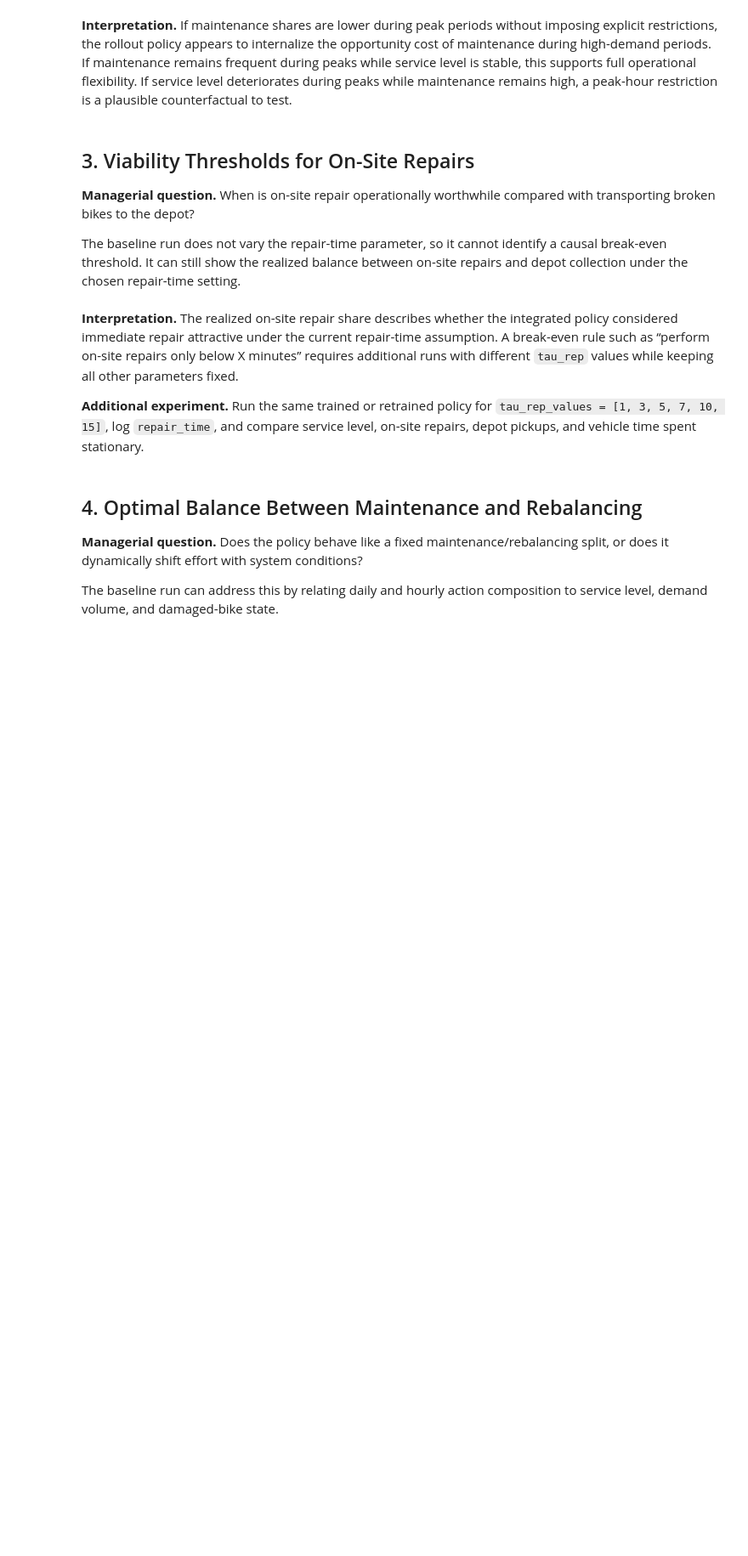
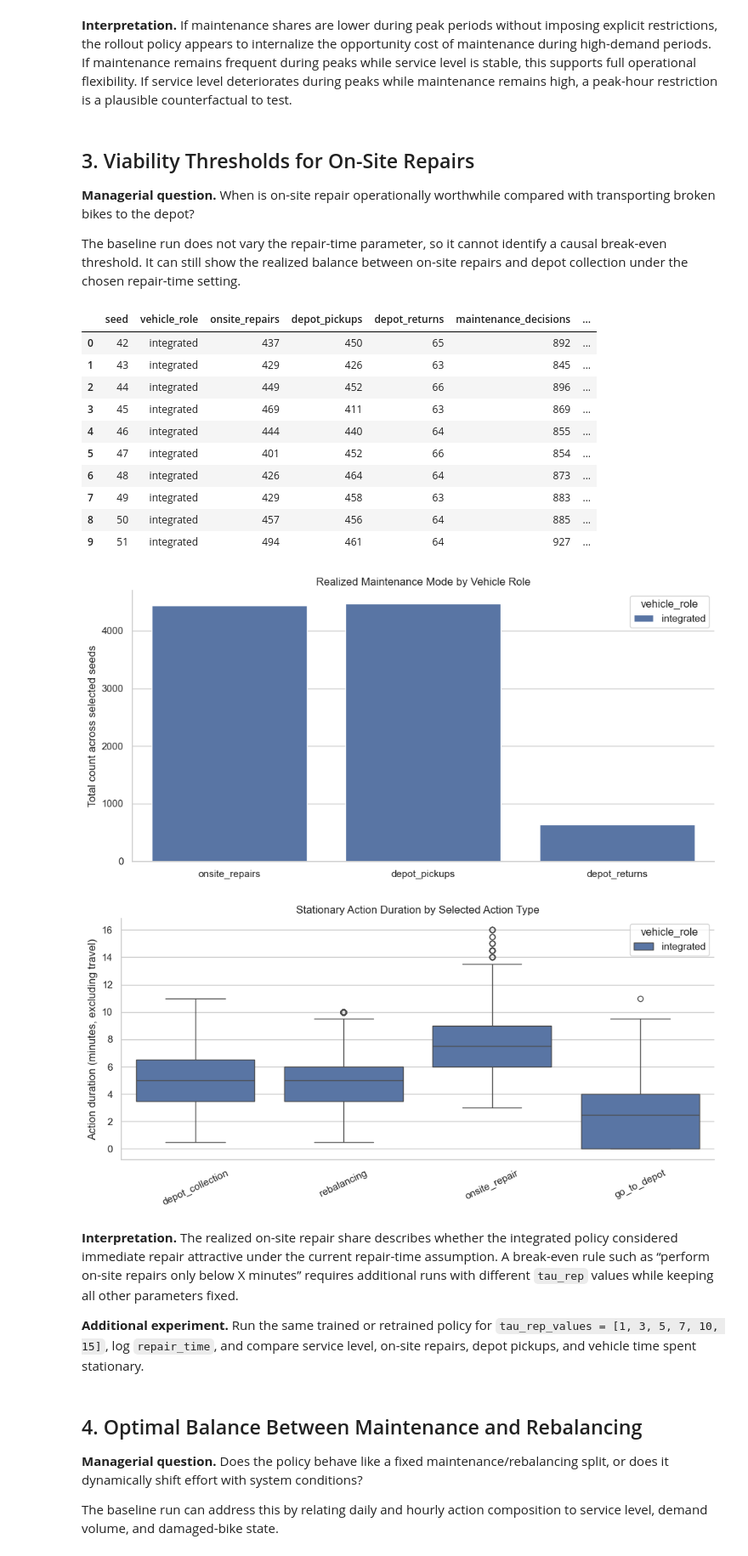
Before and after one commit to EECS-NTNU/FOMOsim, a Jupyter notebook: managerial_insights_analysis.ipynb, the cells around one changed output. Shown at 85% size. Cells and saved outputs as stored; diff of their text form; code cells hidden in the pictures; blank space fills up the shorter version.

```diff
--- a/managerial_insights_analysis.ipynb
+++ b/managerial_insights_analysis.ipynb
@@ -421,36 +800,52 @@ else:
 
 The baseline run does not vary the repair-time parameter, so it cannot identify a causal break-even threshold. It can still show the realized balance between on-site repairs and depot collection under the chosen repair-time setting.
 # %%
-if not decisions.empty:
-    repair_mode = decisions.groupby("seed", dropna=False).agg(
+decision_data = active_decisions
+if not decision_data.empty:
+    repair_mode = decision_data.groupby(["seed", "vehicle_role"], dropna=False).agg(
         onsite_repairs=("onsite_repairs", "sum"),
         depot_pickups=("depot_pickups", "sum"),
         depot_returns=("depot_return_decision", "sum"),
         maintenance_decisions=("maintenance_action", "sum"),
-        total_decisions=("derived_action_type", "size"),
+        total_active_decisions=("derived_action_type", "size"),
     ).reset_index()
     repair_mode["onsite_share_of_repairs"] = repair_mode["onsite_repairs"] / (repair_mode["onsite_repairs"] + repair_mode["depot_pickups"]).replace(0, np.nan)
-    display(repair_mode.describe().T.round(4))
+    display(repair_mode)
 
-    mode_totals = repair_mode[["onsite_repairs", "depot_pickups", "depot_returns"]].sum().rename_axis("mode").reset_index(name="count")
-    fig, ax = plt.subplots()
-    sns.barplot(data=mode_totals, x="mode", y="count", ax=ax)
-    ax.set_title("Realized Maintenance Mode in the Baseline Run")
+    mode_totals = repair_mode.groupby("vehicle_role", dropna=False)[["onsite_repairs", "depot_pickups", "depot_returns"]].sum().reset_index()
+    mode_long = mode_totals.melt(id_vars="vehicle_role", var_name="mode", value_name="count")
+    fig, ax = plt.subplots(figsize=(10, 5))
+    sns.barplot(data=mode_long, x="mode", y="count", hue="vehicle_role", ax=ax)
+    ax.set_title("Realized Maintenance Mode by Vehicle Role")
     ax.set_xlabel("")
-    ax.set_ylabel("Total count across seeds")
+    ax.set_ylabel("Total count across selected seeds")
     plt.tight_layout()
 
-    duration_by_type = decisions.loc[decisions["derived_action_type"].isin(["onsite_repair", "depot_collection", "rebalancing", "mixed"])]
+    duration_by_type = decision_data.loc[decision_data["derived_action_type"].isin(["onsite_repair", "depot_collection", "rebalancing", "mixed", "go_to_depot"])]
     if not duration_by_type.empty and "action_duration_min" in duration_by_type.columns:
         fig, ax = plt.subplots(figsize=(10, 5))
-        sns.boxplot(data=duration_by_type, x="derived_action_type", y="action_duration_min", ax=ax)
+        sns.boxplot(data=duration_by_type, x="derived_action_type", y="action_duration_min", hue="vehicle_role", ax=ax)
         ax.set_title("Stationary Action Duration by Selected Action Type")
         ax.set_xlabel("")
         ax.set_ylabel("Action duration (minutes, excluding travel)")
         ax.tick_params(axis="x", rotation=25)
         plt.tight_layout()
 else:
-    print("No decisions.csv files loaded.")
+    print("No active decisions.csv rows loaded.")
+# %% [output]
+|  | seed | vehicle_role | onsite_repairs | depot_pickups | depot_returns | maintenance_decisions | ... |
+| 0 | 42 | integrated | 437 | 450 | 65 | 892 | ... |
+| 1 | 43 | integrated | 429 | 426 | 63 | 845 | ... |
+| 2 | 44 | integrated | 449 | 452 | 66 | 896 | ... |
+| 3 | 45 | integrated | 469 | 411 | 63 | 869 | ... |
+| 4 | 46 | integrated | 444 | 440 | 64 | 855 | ... |
+| 5 | 47 | integrated | 401 | 452 | 66 | 854 | ... |
+| 6 | 48 | integrated | 426 | 464 | 64 | 873 | ... |
+| 7 | 49 | integrated | 429 | 458 | 63 | 883 | ... |
+| 8 | 50 | integrated | 457 | 456 | 64 | 885 | ... |
+| 9 | 51 | integrated | 494 | 461 | 64 | 927 | ... |
+[figure, added]
+[figure, added]
 # %% [markdown]
 **Interpretation.** The realized on-site repair share describes whether the integrated policy considered immediate repair attractive under the current repair-time assumption. A break-even rule such as “perform on-site repairs only below X minutes” requires additional runs with different `tau_rep` values while keeping all other parameters fixed.
 
```
Also changed, not shown: parts of 25 cells of this notebook.
